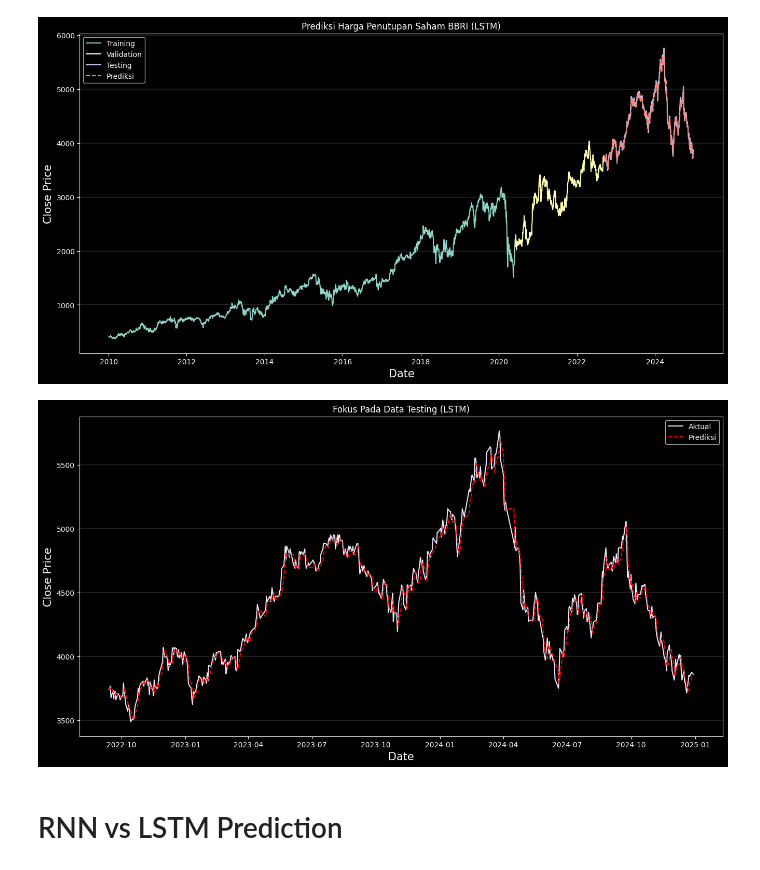
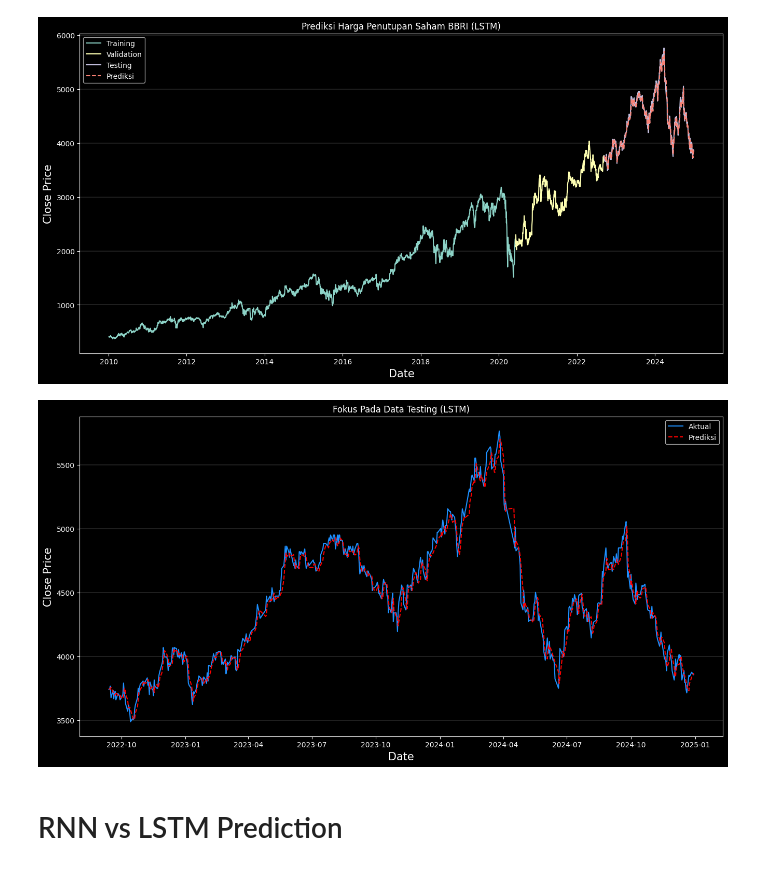
Before and after one commit to vinz25-coder/Prediksi_Saham_RNN-LSTM, a Jupyter notebook: (2)Load_Best_Model.ipynb, the cells around one changed output. Drawn from its saved outputs; the diff is of its cells as text; code cells hidden in the pictures.

```diff
--- a/(2)Load_Best_Model.ipynb
+++ b/(2)Load_Best_Model.ipynb
@@ -467,16 +446,16 @@ plt.show()
 # %%
 # Fokus kepada data testing
 plt.figure(figsize=(16, 8))
 plt.title('Fokus Pada Data Testing (LSTM)')
 plt.xlabel('Date', fontsize=15)
 plt.ylabel('Close Price', fontsize=15)
-plt.plot(df_pred_LSTM.index, df_pred_LSTM['Close'], label='Aktual', color ='lavender')
+plt.plot(df_pred_LSTM.index, df_pred_LSTM['Close'], label='Aktual', color='#1E90ff')
 plt.plot(df_pred_LSTM.index, df_pred_LSTM['Prediction'], label='Prediksi', color='red', linestyle='--')
 plt.legend()
 plt.grid(True, linewidth=0.18, axis='y')
 plt.show()
 # %% [output]
-[figure, old version]
+[figure, new version]
 # %% [markdown]
 # RNN vs LSTM Prediction
 # %%
```
Also changed, not shown: parts of 15 cells of this notebook, 12 other files.
